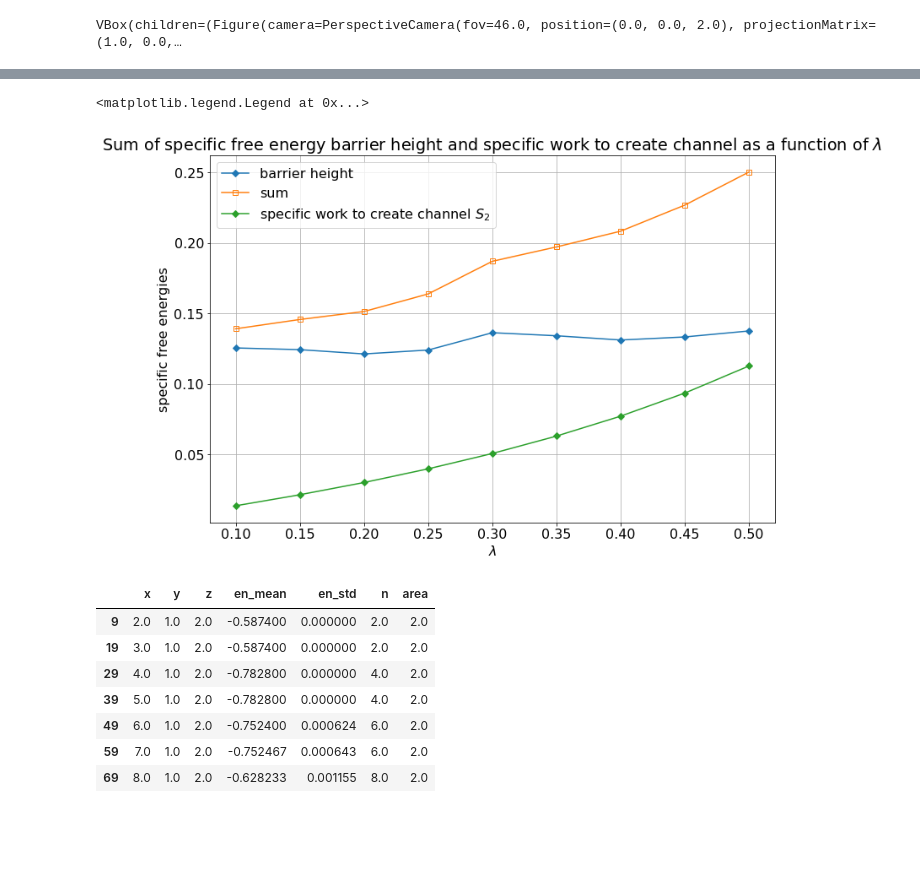
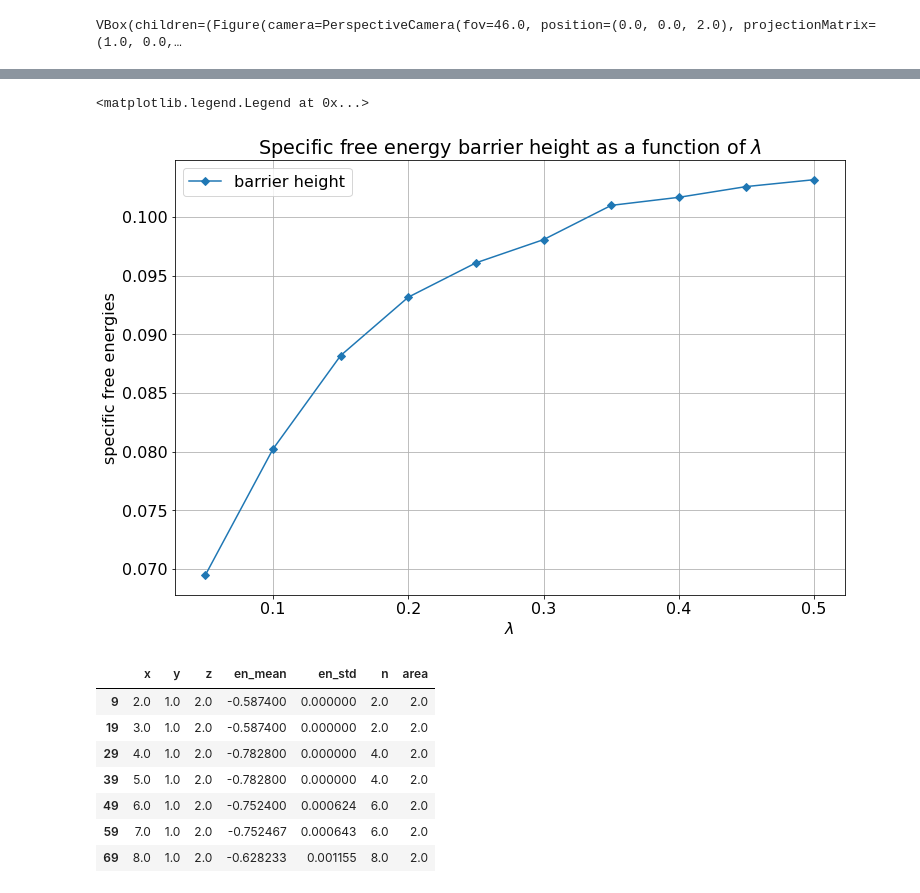
Before and after one commit to raalesir/segregation, a Jupyter notebook: Untitled.ipynb, the cells around one changed output, grey strips where cells are left out. Saved outputs shown, nothing was run; the diff lists cells and outputs as text; code cells hidden in the pictures; blank space fills up the shorter version.

```diff
--- a/Untitled.ipynb
+++ b/Untitled.ipynb
@@ -548,5 +565,5 @@ for k, files in density_data.items():
 
     aggregated.reset_index(inplace=True)
     aggregated['area'] = aggregated['y']*aggregated['z']
-aggregated.head(100)
+    density_data[k] = aggregated
 # %% [output]
@@ -733,7 +760,7 @@ array([ 2.,  4.,  6.,  9., 12., 16., 20., 25., 30., 36.])
 def fun_square(x, a, b, c):
 #     return a*x**2  + b*x +c
 #     return a/x**(2.0) +c
-    return a/(x)**(b) +c
+    return a/x**b +c
 
 #     return a*(x-1)*np.log(x-1) + b*(x-1)
 #     return a*(np.exp(-x) - 1/np.e)
@@ -1134,7 +1198,7 @@ i1, i2, en_new[i1 ,i2]
 # plt.grid()
 # %%
 l0 = 8
-lambdas = list(np.arange(0.1, 0.6, 0.05))
+lambdas = list(np.arange(0.05, 0.6, 0.05))
 if .5 not in lambdas:
     lambdas += [0.5]
 S=36
@@ -1181,22 +1271,27 @@ for lbd_ in lambdas:
         i1_1 = np.abs(x_new-l1).argmin()
         i2_1 = np.abs(s_new-S1).argmin()
 #         en1 = en_new[i1_1 ,i2_1]
-        en1 = en_new_smoothed[i1_1 ,i2_1]
-#         en1 = fun_square(S1, *params)
-
+#         en1 = en_new_smoothed[i1_1 ,i2_1]
+#         en1 = smoothed_1[i1_1 ,i2_1]
+#         en1 = fun_square(S1, *best_params)
+        en1 = fun_square(S1, *params)
 
         i1_2 = np.abs(x_new-l2).argmin()
         i2_2 = np.abs(s_new-S2).argmin()
 #         en2 = en_new[i1_2 ,i2_2]
-        en2 = en_new_smoothed[i1_2 ,i2_2]
-#         en2 = fun_square(S2, *params)
+#         en2 = en_new_smoothed[i1_2 ,i2_2]
+#         en2 = smoothed_1[i1_2 ,i2_2]
+#         en2 = fun_square(S2, *best_params)
+        en2 = fun_square(S2, *params)
 
 
         i1_3 = np.abs(x_new-l3).argmin()
         i2_3 = np.abs(s_new-S).argmin()
 #         en3 = en_new[i1_3 ,i2_3]
-        en3 = en_new_smoothed[i1_3 ,i2_3]
-#         en3 = fun_square(S, *params)
+#         en3 = en_new_smoothed[i1_3 ,i2_3]
+#         en3 = smoothed_1[i1_3 ,i2_3]
+#         en3 = fun_square(S, *best_params)
+        en3 = fun_square(S, *params)
 
 
         print("(l_1=%3.1f, S1=%3.1f; en=%4.3f, n=%i), (l_2=%3.1f, S2=%3.1f; en=%4.3f, n=%i), (l_3=%3.1f, S=%3.1f; ; en=%4.3f, n=%3.1f)"
@@ -1280,37 +1560,37 @@ Text(0, 0.5, 'specific free energy,  $F/N$')
 # %%
 # arr = np.array(tot_ens)
 # arr.shape
 S = 32; l0=8;
-deltas_lambdas = [(np.max(np.array(el[0])) - np.array(el[0])[0], el[1]) for el in tot_ens]
+deltas_lambdas = [(np.max(np.array(el[0])) - np.array(el[0])[-1], el[1]) for el in tot_ens]
 
 deltas, lambdas = list(zip(*deltas_lambdas[:-1]))
 
 # l_crit = 2*l0*S1/(2*S1+S2)
 
 # v = [.001*lbd*S*2*l0*(1-lbd)/(2-lbd) for lbd in lambdas
 # v = [.01/rho for lbd in lambdas]
 
 v = [fun_square(lbd*S, *params) - fun_square(lbd*S/2, *params) for lbd in lambdas]
 
 v1 = [fun_square((1-lbd)*S, *params) - fun_square(S, *params) for lbd in lambdas]
 # v1 = [fun_square(lbd*S, *params)  for lbd in lambdas]
 
 
 sum_ = [0*el[0]+el[1]+el[2] for el in zip(v, deltas, v1)]
 
 plt.figure(figsize=(12,8))
 plt.plot(lambdas, deltas,  marker='D', label='barrier height')
 # plt.plot(lambdas, v, marker='o', label='segregation deltas')
-plt.plot(lambdas, sum_, marker='s', markerfacecolor="none", label='sum')
-plt.plot(lambdas, v1,marker='D', label='specific work to create channel $S_2$')
+# plt.plot(lambdas, sum_, marker='s', markerfacecolor="none", label='sum')
+# plt.plot(lambdas, v1,marker='D', label='specific work to create channel $S_2$')
 plt.grid()
-plt.title('Sum of specific free energy barrier height and specific work to create channel as a function of $\lambda$')
+plt.title('Specific free energy barrier height as a function of $\lambda$')
 plt.xlabel('$\lambda$')
 plt.ylabel('specific free energies')
 plt.legend()
 # %% [output]
 <matplotlib.legend.Legend at 0x...>
-[figure, old version]
+[figure, new version]
 # %%
 # work_s = []
 # for area, group in aggregated.groupby('area'):
```
Also changed, not shown: parts of 114 cells of this notebook.
